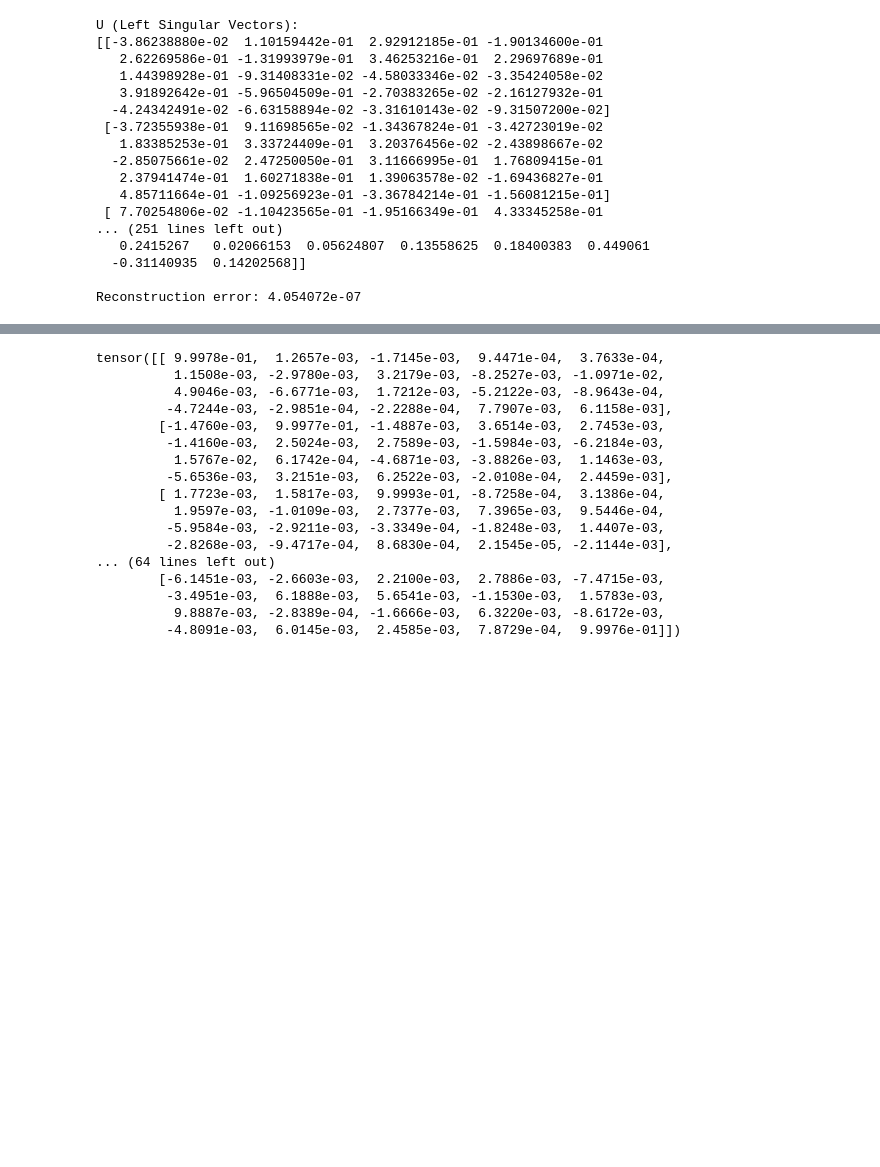
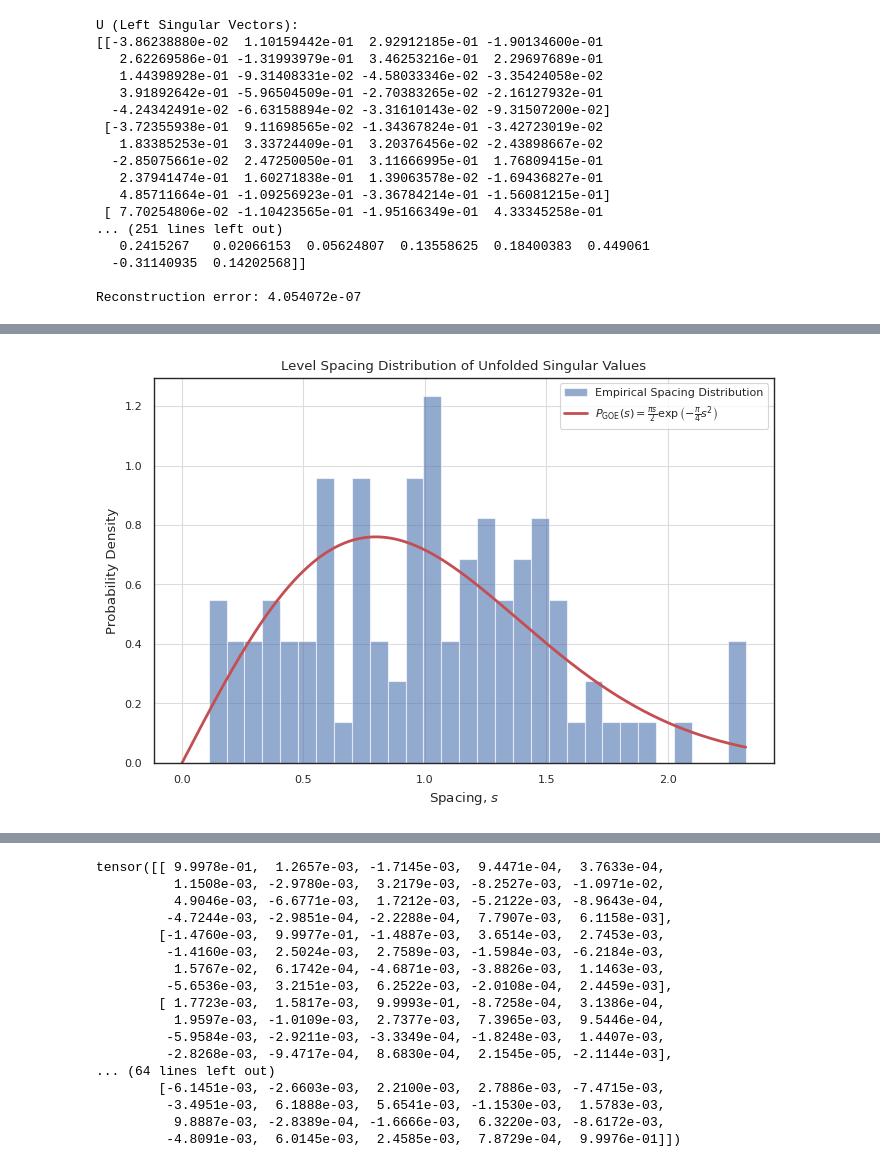
Before and after one commit to niniack/koopmann, a Jupyter notebook: analysis_subspace_nb/03_mnist_top_eigenvalue_analysis.ipynb, the cells around one changed output, grey strips where cells are left out. Saved outputs shown, nothing was run; the diff lists cells and outputs as text; code cells hidden in the pictures; blank space fills up the shorter version.

```diff
--- a/analysis_subspace_nb/03_mnist_top_eigenvalue_analysis.ipynb
+++ b/analysis_subspace_nb/03_mnist_top_eigenvalue_analysis.ipynb
@@ -134,0 +233,51 @@ Reconstruction error: 4.054072e-07
+# %%
+import numpy as np
+import matplotlib.pyplot as plt
+
+# Step 0: Assume K is already obtained from your autoencoder,
+# for instance:
+# K = autoencoder.koopman_matrix.linear_layer.weight.data.cpu().numpy()
+
+# Step 1: Compute the singular values and sort them
+singular_values = np.linalg.svd(K, compute_uv=False)
+singular_values_sorted = np.sort(singular_values)
+
+# Step 2: Unfold the spectrum using a polynomial fit
+# Create level indices for the sorted singular values
+N = len(singular_values_sorted)
+indices = np.arange(1, N + 1)
+
+# Fit a low-degree polynomial (here degree 3) to map singular values to level indices:
+poly_degree = 3
+poly_coeffs = np.polyfit(singular_values_sorted, indices, deg=poly_degree)
+
+# Evaluate the polynomial to obtain unfolded levels, which are expected to have mean spacing 1.
+unfolded_levels = np.polyval(poly_coeffs, singular_values_sorted)
+
+# Step 3: Compute level spacings from the unfolded spectrum
+spacings = np.diff(unfolded_levels)
+
+# Step 4: Plot the empirical spacing distribution and overlay the GOE prediction
+plt.figure(figsize=(8, 5))
+
+# Plot a normalized histogram for the empirical spacing distribution
+num_bins = 30  # You can adjust the number of bins as needed
+plt.hist(spacings, bins=num_bins, density=True, alpha=0.6, color='b',
+         label='Empirical Spacing Distribution')
+
+# Define a range of spacing values for plotting the GOE prediction
+s_range = np.linspace(0, np.max(spacings), 1000)
+
+# Updated GOE prediction using the Wigner surmise formula
+p_goe = (np.pi * s_range / 2) * np.exp(- (np.pi / 4) * s_range**2)
+plt.plot(s_range, p_goe, 'r-', lw=2,
+         label=r'$P_{\mathrm{GOE}}(s)=\frac{\pi s}{2}\exp\left(-\frac{\pi}{4}s^2\right)$')
+
+plt.xlabel("Spacing, $s$")
+plt.ylabel("Probability Density")
+plt.title("Level Spacing Distribution of Unfolded Singular Values")
+plt.legend()
+plt.grid(True)
+plt.show()
+# %% [output]
+[figure, added]
```
Also changed, not shown: parts of 7 cells of this notebook.
